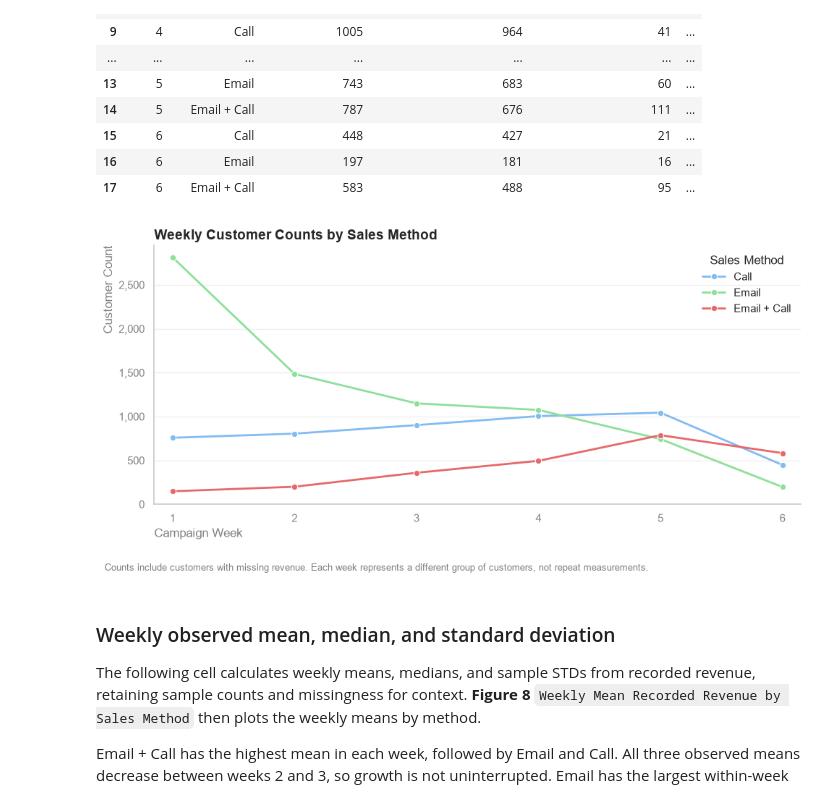
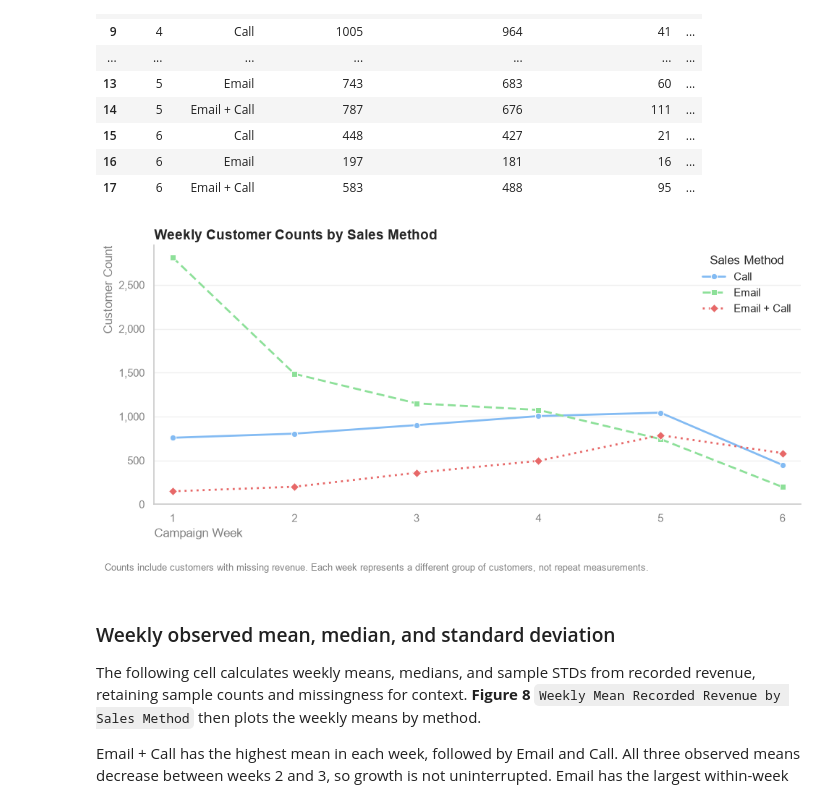
Before and after one commit to David-Golacis/Product-Sales-Analysis, a Jupyter notebook: 2 Notebook/Notebook 1.ipynb, the cells around one changed output. Saved outputs shown, nothing was run; the diff lists cells and outputs as text; code cells hidden in the pictures.

```diff
--- a/2 Notebook/Notebook 1.ipynb
+++ b/2 Notebook/Notebook 1.ipynb
@@ -140,7 +180,8 @@ if sales_data.columns.duplicated().any():
 		f"Duplicate column names found: {duplicate_column_names}"
 	)
 
-# Confirm all expected columns are present and raise error if any unexpected columns are found.
+# Confirm all expected columns are present and raise error if any unexpected
+# columns are found.
 expected_columns = {
 	"week",
 	"sales_method",
@@ -266,12 +307,7 @@ print("\nNon-integer counts for whole-number columns:")
 display(fractional_values.sum().rename("Non-Integer Count").to_frame())
 
 # Flag values outside documented or logically valid bounds.
-# Tenure is measured as of 2024, with records beginning in 1984.
-dataset_reference_year = 2024
-company_founding_year = 1984
-maximum_customer_tenure = (
-	dataset_reference_year - company_founding_year
-)
+# Apply the shared tenure bound; its reference year is an assumption.
 
 invalid_numeric_values = pd.DataFrame(
 	{
@@ -307,7 +343,6 @@ print("\nRows with numeric issues:")
 display(sales_data.loc[numeric_issue_rows])
 
 # Inspect labels before applying any spelling corrections.
-expected_sales_methods = {"Email", "Call", "Email + Call"}
 print("\nSales-method label counts:")
 display(
 	sales_data["sales_method"]
@@ -350,7 +385,7 @@ print(
 # Compare missingness using temporary standardised method labels.
 validation_data = sales_data.assign(
 	validated_sales_method=sales_data["sales_method"].replace(
-		{"email": "Email", "em + call": "Email + Call"}
+		sales_method_corrections
 	),
 	revenue_missing=sales_data["revenue"].isna(),
 )
@@ -1508,21 +1800,14 @@ revenue_total_colours = {
 	"Total Including Estimates": "#ECE081",
 }
 
-# Recorded totals exclude missing amounts; estimated totals include replacements.
-revenue_totals = (
-	sales_data.groupby("sales_method", observed=True)[
-		["revenue", "estimated_revenue"]
-	]
-	.sum(min_count=1)
-	.reindex(sales_method_order)
-	.rename(
-		columns={
-			"revenue": "Recorded Revenue",
-			"estimated_revenue": "Total Including Estimates",
-		}
-	)
-	.reset_index()
-)
+# Recorded totals exclude missing amounts; estimated totals include
+# replacements.
+revenue_totals = method_statistics[
+	["Recorded Revenue Total", "Estimated Revenue Total"]
+].rename(columns={
+	"Recorded Revenue Total": "Recorded Revenue",
+	"Estimated Revenue Total": "Total Including Estimates",
+}).reset_index()
 
 revenue_totals_long = revenue_totals.melt(
 	id_vars="sales_method",
@@ -1531,7 +1816,6 @@ revenue_totals_long = revenue_totals.melt(
 	value_name="revenue_total",
 )
 
-sns.set_theme(style="whitegrid")
 figure, axis = plt.subplots(figsize=(11, 5))
 
 # Paired bars compare totals directly without stacking overlapping amounts.
@@ -1734,7 +2022,8 @@ Weekly customer volumes and revenue completeness:
 | 16 | 6 | Email | 197 | 181 | 16 | ... |
 | 17 | 6 | Email + Call | 583 | 488 | 95 | ... |
 # %%
-# Plot weekly customer counts by sales method, including weeks with no customers.
+# Plot weekly customer counts by sales method, including weeks with no
+# customers.
 figure, axis = plt.subplots(figsize=(10, 5))
 
 sns.lineplot(
@@ -1744,7 +2033,10 @@ sns.lineplot(
 	hue="sales_method",
 	hue_order=sales_method_order,
 	palette=sales_method_colours,
-	marker="o",
+	style="sales_method",
+	style_order=sales_method_order,
+	markers=sales_method_markers,
+	dashes=sales_method_dashes,
 	linewidth=2,
 	estimator=None,
 	errorbar=None,
@@ -1764,34 +2056,34 @@ axis.set_xticks(expected_weeks)
 axis.set_ylim(bottom=0)
 axis.margins(x=0.03)
 axis.yaxis.set_major_locator(MaxNLocator(nbins=6, integer=True))
 axis.yaxis.set_major_formatter(StrMethodFormatter("{x:,.0f}"))
 axis.tick_params(axis="both", labelcolor="grey")
 
 axis.set_axisbelow(True)
 axis.grid(axis="y", alpha=0.3)
 axis.grid(axis="x", visible=False)
 axis.legend(title="Sales Method", frameon=False)
 sns.despine(ax=axis)
 
 figure.text(
 	0.02,
 	0.02,
 	"Counts include customers with missing revenue. Each week represents "
 	"a different group of customers, not repeat measurements.",
 	fontsize=9,
 	color="grey",
 )
 figure.tight_layout(rect=(0, 0.07, 1, 1))
 
 figure.savefig(
 	f"{figures_path}/Figure 07 Weekly Customer Counts by Sales Method.png",
 	dpi=300,
 	bbox_inches="tight",
 )
 plt.show()
 plt.close(figure)
 # %% [output]
-[figure, old version]
+[figure, new version]
 # %% [markdown]
 ### Weekly observed mean, median, and standard deviation
 
```
Also changed, not shown: parts of 44 cells of this notebook, 16 other files.
